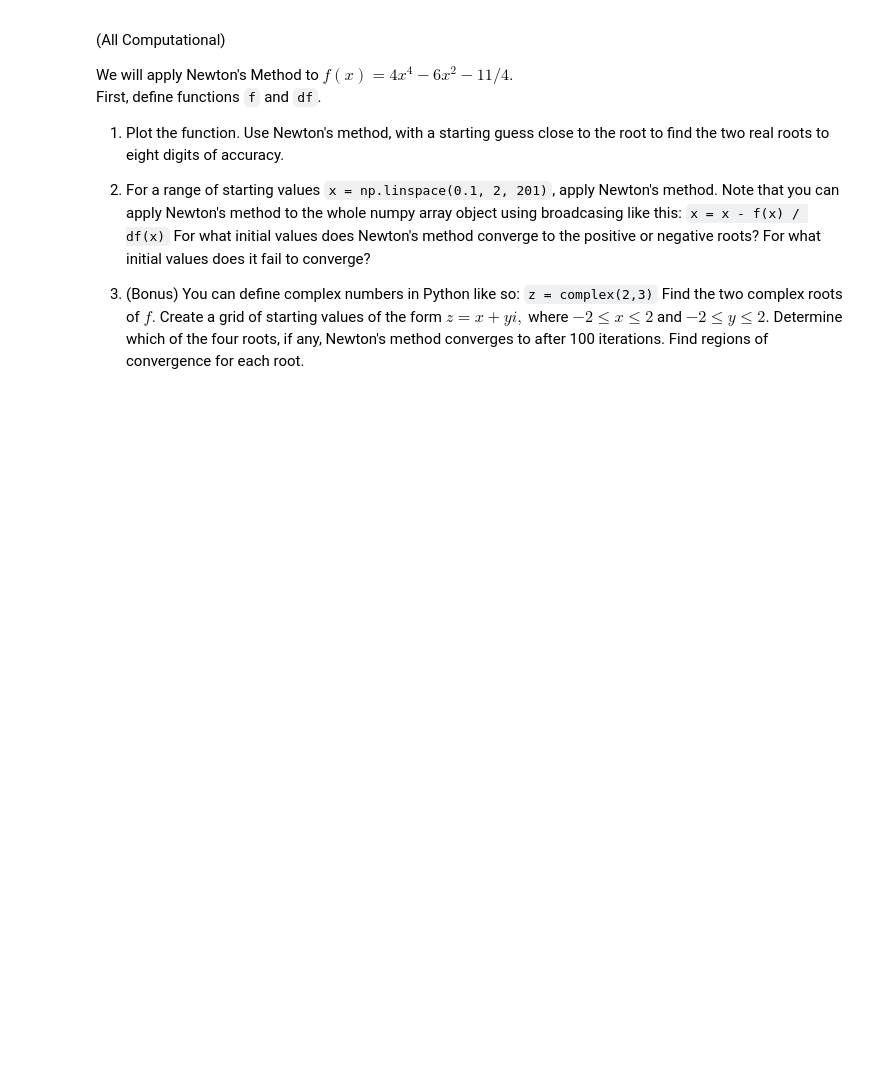
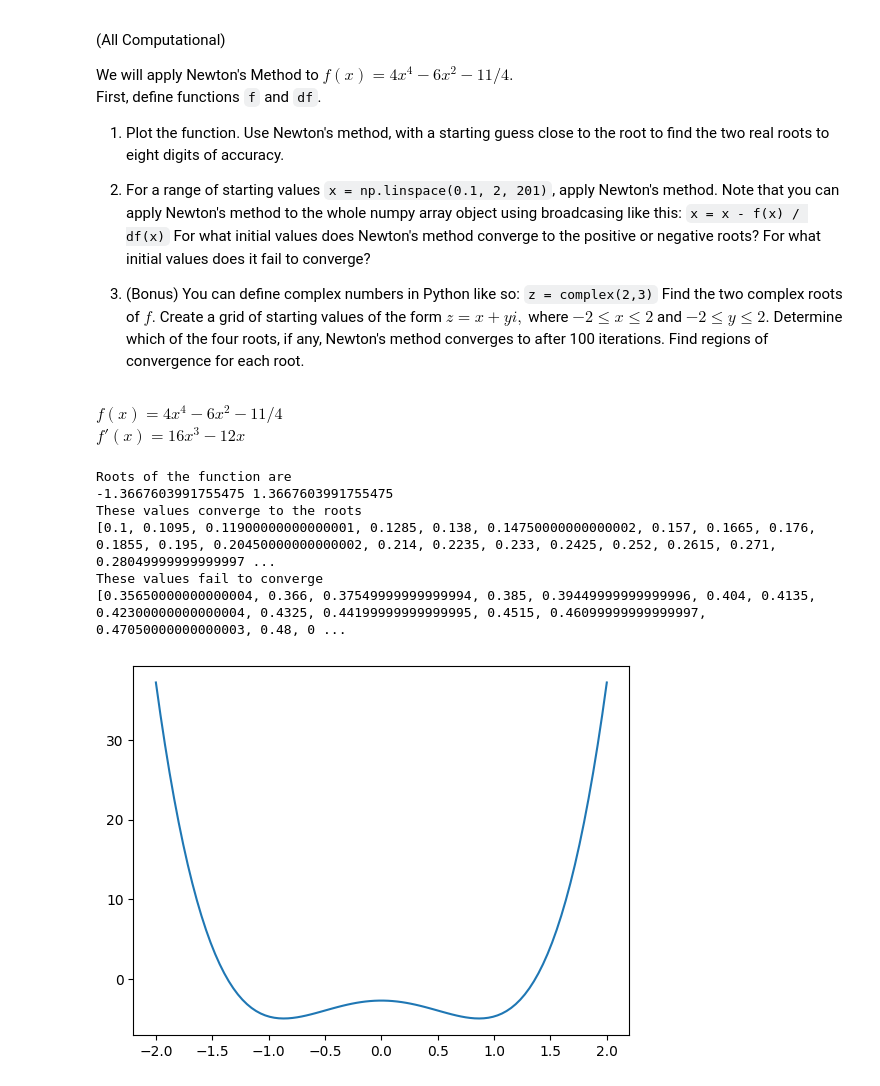
Before and after one commit to cnobleshriver/math551, a Jupyter notebook: Homework 2.ipynb, the cells around one changed output. Cells and saved outputs as stored; diff of their text form; code cells hidden in the pictures; blank space fills up the shorter version.

```diff
--- a/Homework 2.ipynb
+++ b/Homework 2.ipynb
@@ -87,3 +105,60 @@ For what initial values does Newton's method converge to the positive or negativ
 3. (Bonus) You can define complex numbers in Python like so:
 `z = complex(2,3)`  Find the two complex roots of $f.$  Create a
 grid of starting values of the form $z = x + y i,$ where $-2 \leq x \leq 2$ and $-2 \leq y \leq 2.$  Determine which of the four roots, if any, Newton's method converges to after 100 iterations.  Find regions of convergence for each root.
+# %% [markdown]
+$f(x) = 4x^4 - 6x^2 - 11/4$\
+$f'(x) = 16x^3 - 12x$
+# %%
+import numpy as np
+import matplotlib.pyplot as plt
+
+def f(x):
+    return 4*x**4 - 6*x**2 - 11/4
+
+def df(x):
+    return 16*x**3 - 12*x
+
+def newtons_method(f, df, x0, TOL=1e-8, N=1000):
+    x = x = np.array(x0, dtype=float)
+    for i in range(N):
+        x = x - f(x) / df(x)
+        if np.all(np.abs(f(x)) < TOL):
+            return x
+    return x
+
+# Find the roots of f
+x = np.linspace(0.1, 2, 201)
+roots = newtons_method(f, df, x)
+first_root = newtons_method(f, df, -1)
+second_root = newtons_method(f, df, 1)
+print("Roots of the function are")
+print(first_root, second_root)
+
+# Find initial values that converge to positive or negative roots as well as those that fail to converge
+success_roots = []
+failed_roots = []
+for i in range(len(roots)):
+    if roots[i] < -1.36 or roots[i] > 1.36:
+        success_roots.append(float(x[i]))
+    else:
+        failed_roots.append(float(x[i]))
+
+print("These initial values converge to the roots")
+print(success_roots)
+print("These initial values fail to converge")
+print(failed_roots)
+
+# Plot the function
+x = np.linspace(-2, 2, 100)
+y = f(x)
+
+plt.plot(x, y)
+plt.show()
+# %% [output]
+Roots of the function are
+-1.3667603991755475 1.3667603991755475
+These values converge to the roots
+[0.1, 0.1095, 0.11900000000000001, 0.1285, 0.138, 0.14750000000000002, 0.157, 0.1665, 0.176, 0.1855, 0.195, 0.20450000000000002, 0.214, 0.2235, 0.233, 0.2425, 0.252, 0.2615, 0.271, 0.28049999999999997 ...
+These values fail to converge
+[0.35650000000000004, 0.366, 0.37549999999999994, 0.385, 0.39449999999999996, 0.404, 0.4135, 0.42300000000000004, 0.4325, 0.44199999999999995, 0.4515, 0.46099999999999997, 0.47050000000000003, 0.48, 0 ...
+[figure, added]
```
Also changed, not shown: parts of 2 cells of this notebook.
